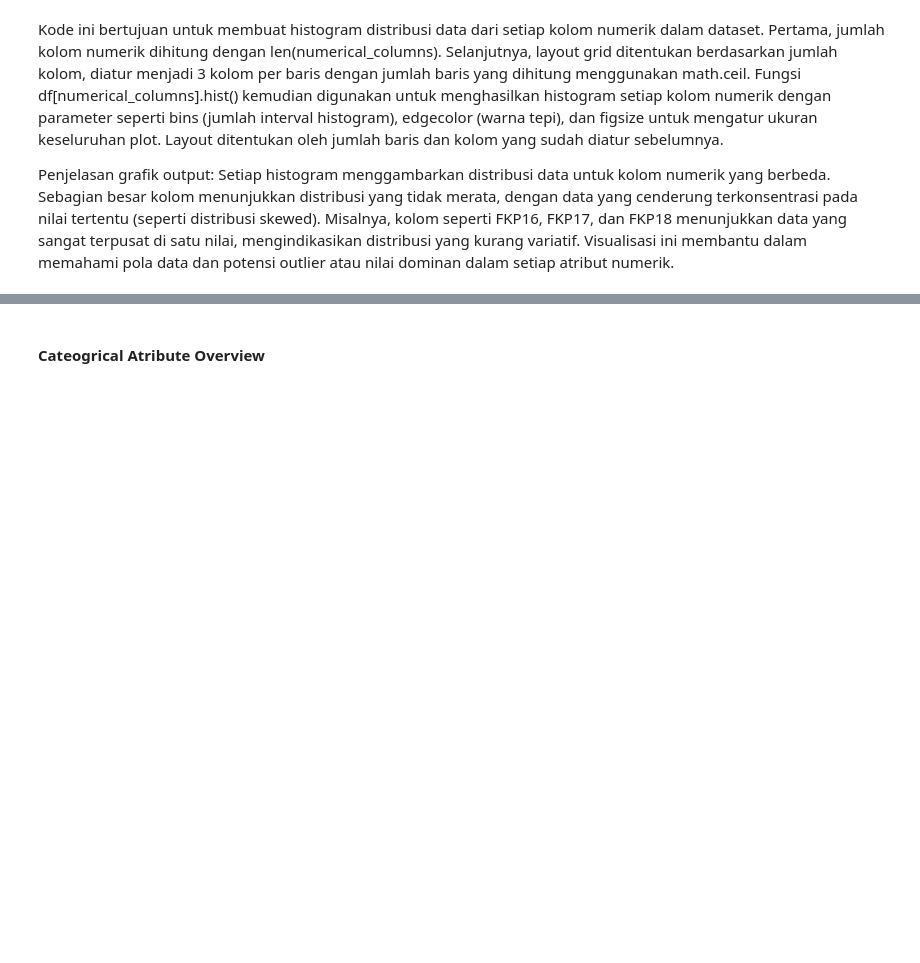
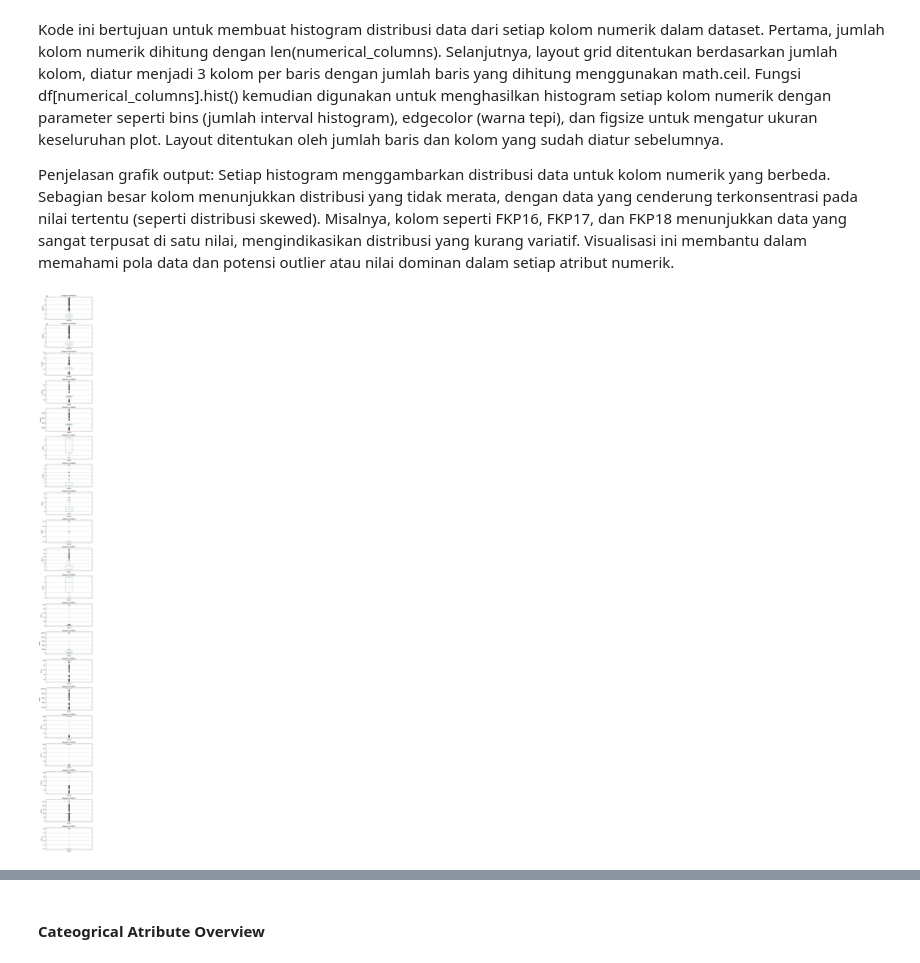
Before and after one commit to NaomiLumbanraja/BPPJS-Hackaton-Visit-Type-Prediction-Healthy-Sick, a Jupyter notebook: Application/code.ipynb, the cells around one changed output, grey strips where cells are left out. Saved outputs shown, nothing was run; the diff lists cells and outputs as text; code cells hidden in the pictures; blank space fills up the shorter version.

```diff
--- a/Application/code.ipynb
+++ b/Application/code.ipynb
@@ -482,3 +482,16 @@ array([[<Axes: title={'center': 'PSTV01'}>,
 Kode ini bertujuan untuk membuat histogram distribusi data dari setiap kolom numerik dalam dataset. Pertama, jumlah kolom numerik dihitung dengan len(numerical_columns). Selanjutnya, layout grid ditentukan berdasarkan jumlah kolom, diatur menjadi 3 kolom per baris dengan jumlah baris yang dihitung menggunakan math.ceil. Fungsi df[numerical_columns].hist() kemudian digunakan untuk menghasilkan histogram setiap kolom numerik dengan parameter seperti bins (jumlah interval histogram), edgecolor (warna tepi), dan figsize untuk mengatur ukuran keseluruhan plot. Layout ditentukan oleh jumlah baris dan kolom yang sudah diatur sebelumnya.
 
 Penjelasan grafik output: Setiap histogram menggambarkan distribusi data untuk kolom numerik yang berbeda. Sebagian besar kolom menunjukkan distribusi yang tidak merata, dengan data yang cenderung terkonsentrasi pada nilai tertentu (seperti distribusi skewed). Misalnya, kolom seperti FKP16, FKP17, dan FKP18 menunjukkan data yang sangat terpusat di satu nilai, mengindikasikan distribusi yang kurang variatif. Visualisasi ini membantu dalam memahami pola data dan potensi outlier atau nilai dominan dalam setiap atribut numerik.
+# %%
+plt.figure(figsize=(6, len(numerical_columns) * 3))  # Ukuran figure dinamis berdasarkan jumlah kolom
+
+for i, col in enumerate(numerical_columns, start=1):
+    plt.subplot(len(numerical_columns), 1, i)  # Subplot untuk setiap atribut
+    df.boxplot(column=col)
+    plt.title(f'Boxplot of {col}')
+    plt.ylabel(col)
+
+plt.tight_layout()
+plt.show()
+# %% [output]
+[figure, added]
```
Also changed, not shown: parts of 5 cells of this notebook.
